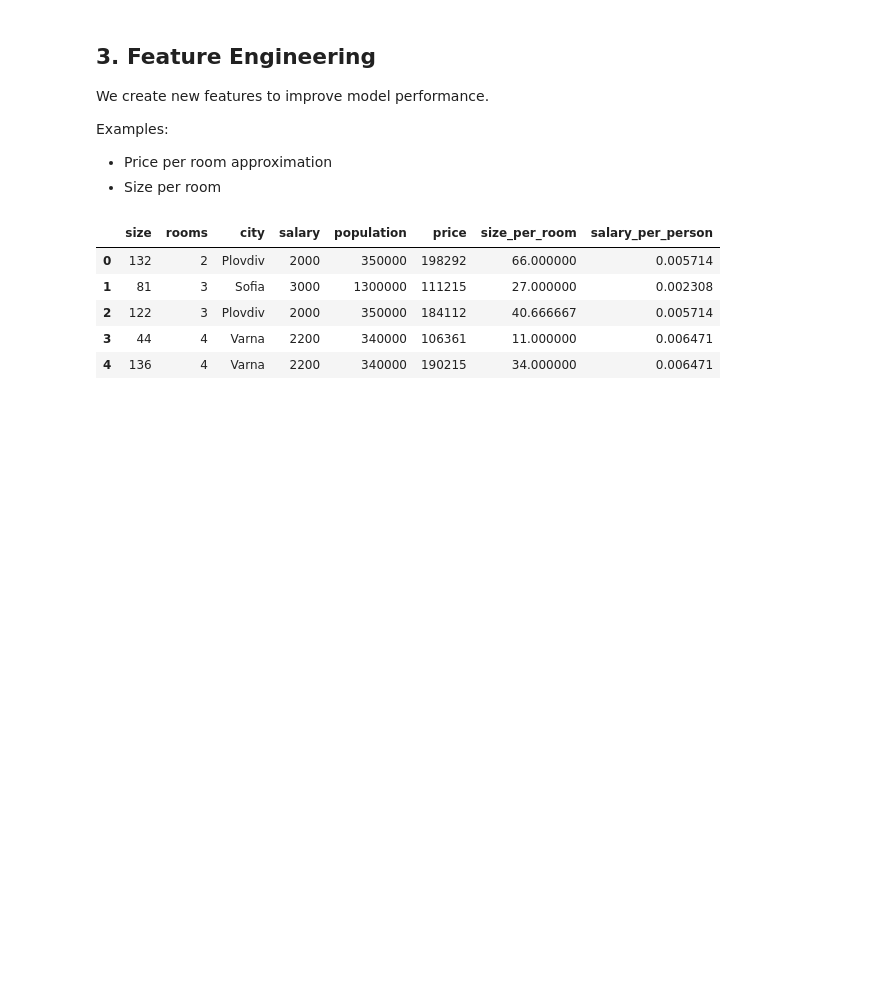
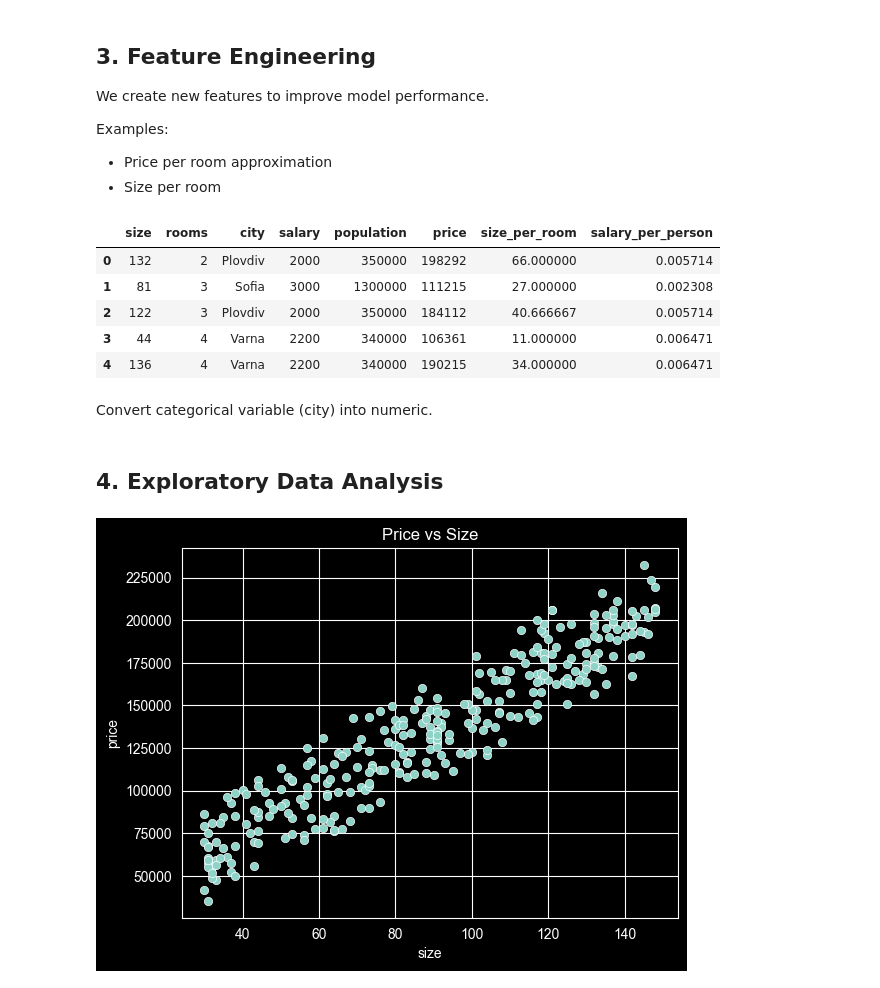
Before and after one commit to Emiliyan88/Real_Estate_Price_Prediction_in_Bulgaria, a Jupyter notebook: Real_Estate_Price_Prediction_in_Bulgaria.ipynb, the cells around one changed output. Saved outputs shown, nothing was run; the diff lists cells and outputs as text; code cells hidden in the pictures; blank space fills up the shorter version.

Commit message:
update Exploratory Data Analysis

```diff
--- a/Real_Estate_Price_Prediction_in_Bulgaria.ipynb
+++ b/Real_Estate_Price_Prediction_in_Bulgaria.ipynb
@@ -95,3 +97,16 @@ data.head()
 | 2 | 122 | 3 | Plovdiv | 2000 | 350000 | 184112 | 40.666667 | 0.005714 |
 | 3 | 44 | 4 | Varna | 2200 | 340000 | 106361 | 11.000000 | 0.006471 |
 | 4 | 136 | 4 | Varna | 2200 | 340000 | 190215 | 34.000000 | 0.006471 |
+# %% [markdown]
+Convert categorical variable (city) into numeric.
+# %%
+data = pd.get_dummies(data, columns=['city'], drop_first=True)
+# %% [markdown]
+## 4. Exploratory Data Analysis
+# %%
+plt.figure()
+sns.scatterplot(x=data['size'], y=data['price'])
+plt.title("Price vs Size")
+plt.show()
+# %% [output]
+[figure, added]
```
Also changed, not shown: parts of 3 cells of this notebook.
